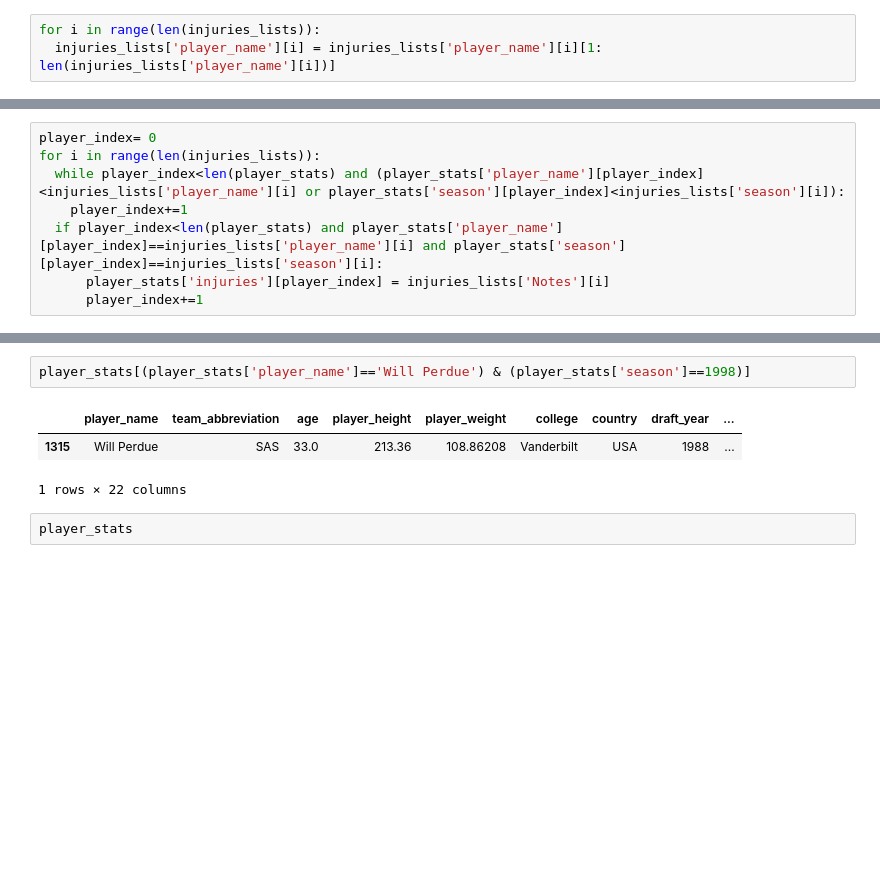
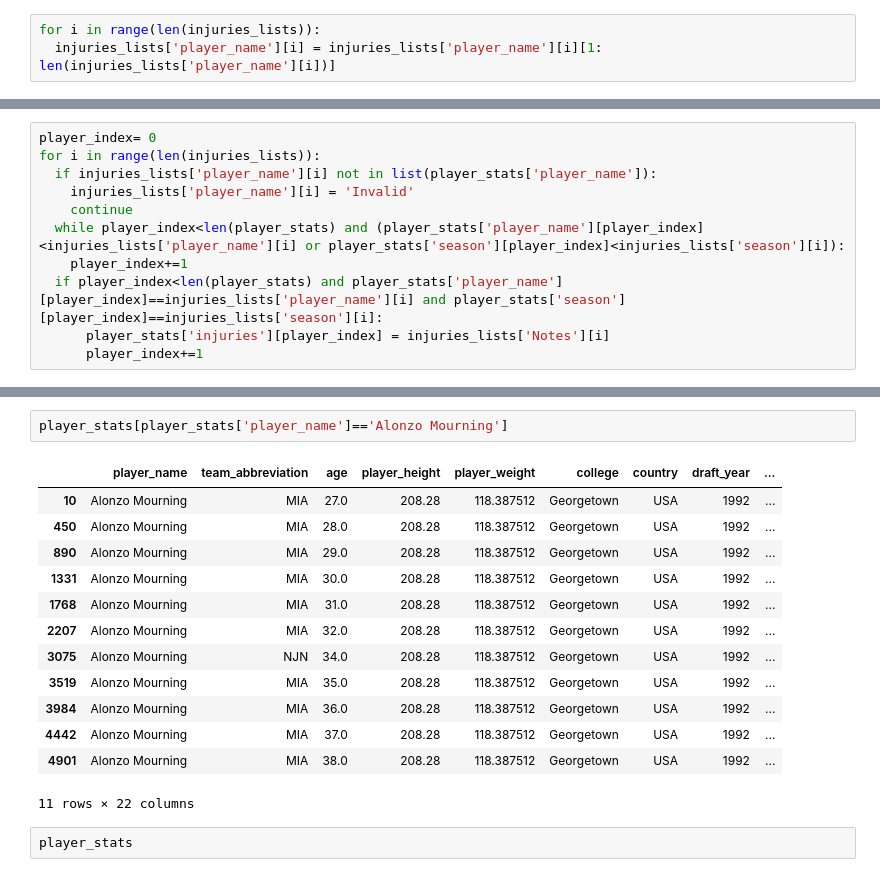
Before and after one commit to ab3131/NBAInjuryPredictor, a Jupyter notebook: NBAInjuryPredictor.ipynb, the cells around one changed output, grey strips where cells are left out. Cells and saved outputs as stored; diff of their text form; blank space fills up the shorter version.

Commit message:
bug reappearance, will try another fix

```diff
--- a/NBAInjuryPredictor.ipynb
+++ b/NBAInjuryPredictor.ipynb
@@ -386,6 +394,9 @@ injuries_lists = injuries_lists.reset_index(drop=True)
 # %%
 player_index= 0
 for i in range(len(injuries_lists)):
+  if injuries_lists['player_name'][i] not in list(player_stats['player_name']):
+    injuries_lists['player_name'][i] = 'Invalid'
+    continue
   while player_index<len(player_stats) and (player_stats['player_name'][player_index]<injuries_lists['player_name'][i] or player_stats['season'][player_index]<injuries_lists['season'][i]):
     player_index+=1
   if player_index<len(player_stats) and player_stats['player_name'][player_index]==injuries_lists['player_name'][i] and player_stats['season'][player_index]==injuries_lists['season'][i]:
@@ -394,9 +437,19 @@ for i in range(len(injuries_lists)):
 # %%
-player_stats[(player_stats['player_name']=='Will Perdue') & (player_stats['season']==1998)]
+player_stats[player_stats['player_name']=='Alonzo Mourning']
 # %% [output]
 |  | player_name | team_abbreviation | age | player_height | player_weight | college | country | draft_year | ... |
-| 1315 | Will Perdue | SAS | 33.0 | 213.36 | 108.86208 | Vanderbilt | USA | 1988 | ... |
+| 10 | Alonzo Mourning | MIA | 27.0 | 208.28 | 118.387512 | Georgetown | USA | 1992 | ... |
+| 450 | Alonzo Mourning | MIA | 28.0 | 208.28 | 118.387512 | Georgetown | USA | 1992 | ... |
+| 890 | Alonzo Mourning | MIA | 29.0 | 208.28 | 118.387512 | Georgetown | USA | 1992 | ... |
+| 1331 | Alonzo Mourning | MIA | 30.0 | 208.28 | 118.387512 | Georgetown | USA | 1992 | ... |
+| 1768 | Alonzo Mourning | MIA | 31.0 | 208.28 | 118.387512 | Georgetown | USA | 1992 | ... |
+| 2207 | Alonzo Mourning | MIA | 32.0 | 208.28 | 118.387512 | Georgetown | USA | 1992 | ... |
+| 3075 | Alonzo Mourning | NJN | 34.0 | 208.28 | 118.387512 | Georgetown | USA | 1992 | ... |
+| 3519 | Alonzo Mourning | MIA | 35.0 | 208.28 | 118.387512 | Georgetown | USA | 1992 | ... |
+| 3984 | Alonzo Mourning | MIA | 36.0 | 208.28 | 118.387512 | Georgetown | USA | 1992 | ... |
+| 4442 | Alonzo Mourning | MIA | 37.0 | 208.28 | 118.387512 | Georgetown | USA | 1992 | ... |
+| 4901 | Alonzo Mourning | MIA | 38.0 | 208.28 | 118.387512 | Georgetown | USA | 1992 | ... |
-1 rows × 22 columns
+11 rows × 22 columns
 # %%
 player_stats
 # %% [output]
```
Also changed, not shown: parts of 26 cells of this notebook.
